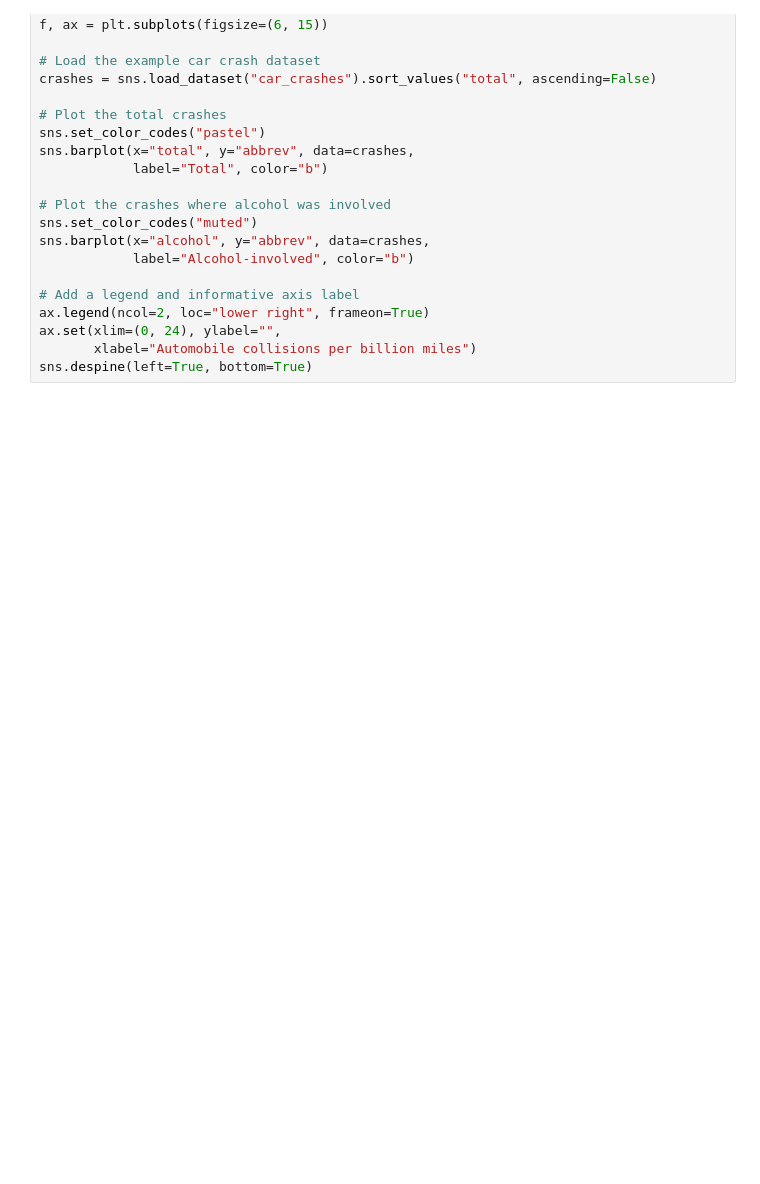
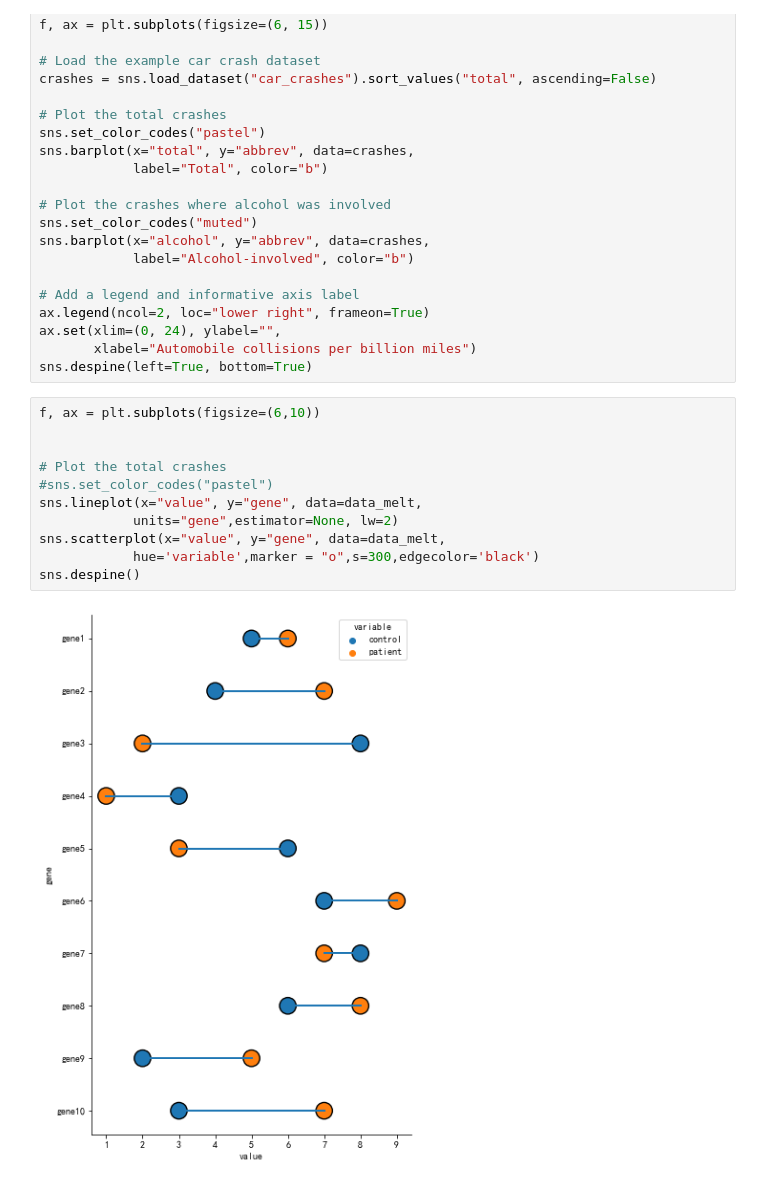
Before and after one commit to jayaston/mypyworks, a Jupyter notebook: jupyter文件/月度产销差漏损率分析报告图表.ipynb, the cells around one changed output. Saved outputs shown, nothing was run; the diff lists cells and outputs as text; blank space fills up the shorter version.

```diff
--- a/jupyter文件/月度产销差漏损率分析报告图表.ipynb
+++ b/jupyter文件/月度产销差漏损率分析报告图表.ipynb
@@ -427,3 +489,16 @@ ax.legend(ncol=2, loc="lower right", frameon=True)
 ax.set(xlim=(0, 24), ylabel="",
        xlabel="Automobile collisions per billion miles")
 sns.despine(left=True, bottom=True)
+# %%
+f, ax = plt.subplots(figsize=(6,10))
+
+
+# Plot the total crashes
+#sns.set_color_codes("pastel")
+sns.lineplot(x="value", y="gene", data=data_melt,
+            units="gene",estimator=None, lw=2)
+sns.scatterplot(x="value", y="gene", data=data_melt,
+            hue='variable',marker = "o",s=300,edgecolor='black')
+sns.despine()
+# %% [output]
+[figure, added]
```
Also changed, not shown: parts of 8 cells of this notebook, 7 other files.
